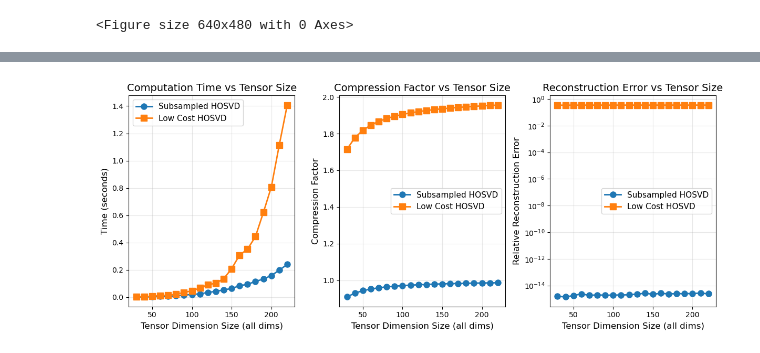
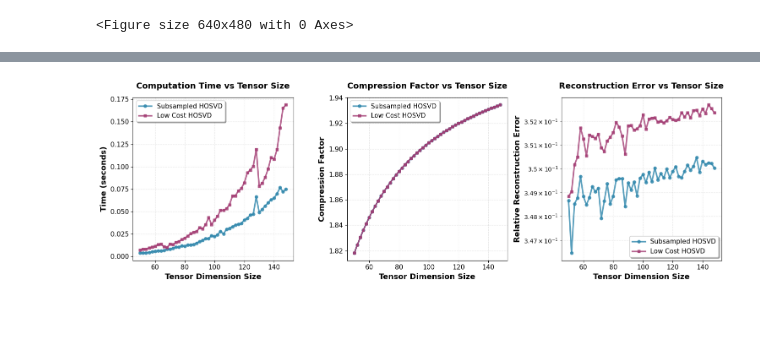
Before and after one commit to Isi2000/LOW-COST-HOSVD, a Jupyter notebook: isacco.ipynb, the cells around one changed output, grey strips where cells are left out. Cells and saved outputs as stored; diff of their text form; code cells hidden in the pictures; blank space fills up the shorter version.

Commit message:
codice che genera le figure 5 6 7

```diff
--- a/isacco.ipynb
+++ b/isacco.ipynb
@@ -209,10 +233,10 @@ from tensor_decompositions import (
     compute_compression_factor
 )
 
-base_size = 30
-increment = 10
-num_sizes = 20
-sampling_ratio = 0.05
+base_size = 50
+increment = 2
+num_sizes = 50
+sampling_ratio = 0.08
 
 sizes = []
 times_subsampled = []
@@ -225,69 +249,80 @@ reconstruction_errors_low_cost = []
 print("Running tensor size sweep...")
 print("-" * 60)
 
-for i in range(num_sizes):
+for i in tqdm(range(num_sizes)):
     current_size = base_size + i * increment
     n1, n2, n3 = current_size, current_size, current_size
     sizes.append(current_size)
 
     test_tensor = np.random.rand(n1, n2, n3)
 
-    print(f"\nSize: {n1}x{n2}x{n3} (Total elements: {n1*n2*n3:,})")
+    core_sub, factors_sub, t_subsampled = subsampled_hosvd(test_tensor, sampling_ratio, time_it=True, sv_threshold=1e-10)
 
-    core_sub, factors_sub, t_subsampled = subsampled_hosvd(test_tensor, sampling_ratio, time_it=True)
+    factors_sub[0] = factors_sub[0][:, :factors_sub[0].shape[1]//2]
+    core_sub = core_sub[:core_sub.shape[0]//2, :, :]
+
     times_subsampled.append(t_subsampled)
     compression_factor_sub = compute_compression_factor(test_tensor, core_sub, factors_sub)
     compression_factors_subsampled.append(compression_factor_sub)
     reconst_sub = reconstruct_tensor(core_sub, factors_sub)
     error_sub = compute_error(test_tensor, reconst_sub)
     reconstruction_errors_subsampled.append(error_sub)
-    print(f"  Subsampled HOSVD: {t_subsampled:.4f}s, Compression: {compression_factor_sub:.2f}x, Error: {error_sub:.2e}")
 
-    core_lc, factors_lc, t_lc = low_cost_hosvd(test_tensor, time_it=True)
+    core_lc, factors_lc, t_lc = low_cost_hosvd(test_tensor, time_it=True, sampling_fraction=0.5, mode_fraction=1)
     times_low_cost.append(t_lc)
+
     compression_factor_lc = compute_compression_factor(test_tensor, core_lc, factors_lc)
     compression_factors_low_cost.append(compression_factor_lc)
     reconst_lc = reconstruct_tensor(core_lc, factors_lc)
     error_lc = compute_error(test_tensor, reconst_lc)
     reconstruction_errors_low_cost.append(error_lc)
-    print(f"  Low Cost HOSVD:   {t_lc:.4f}s, Compression: {compression_factor_lc:.2f}x, Error: {error_lc:.2e}")
-    print(f"  Speedup (Sub/LC): {t_subsampled/t_lc:.2f}x")
 
 print("\n" + "=" * 60)
 print("Sweep complete!")
 
-fig = plt.figure(figsize=(12, 5))
+fig = plt.figure(figsize=(15, 5))
+
+colors = ['#2E86AB', '#A23B72']
 
 plt.subplot(1, 3, 1)
-plt.plot(sizes, times_subsampled, 'o-', label='Subsampled HOSVD', linewidth=2, markersize=8)
-plt.plot(sizes, times_low_cost, 's-', label='Low Cost HOSVD', linewidth=2, markersize=8)
-plt.xlabel('Tensor Dimension Size (all dims)', fontsize=12)
-plt.ylabel('Time (seconds)', fontsize=12)
-plt.title('Computation Time vs Tensor Size', fontsize=14)
-plt.legend(fontsize=11)
-plt.grid(True, alpha=0.3)
+plt.plot(sizes, times_subsampled, 'o-', label='Subsampled HOSVD',
+         linewidth=2.5, markersize=5, color=colors[0], alpha=0.8)
+plt.plot(sizes, times_low_cost, 's-', label='Low Cost HOSVD',
+         linewidth=2.5, markersize=5, color=colors[1], alpha=0.8)
+plt.xlabel('Tensor Dimension Size', fontsize=13, fontweight='bold')
+plt.ylabel('Time (seconds)', fontsize=13, fontweight='bold')
+plt.title('Computation Time vs Tensor Size', fontsize=14, fontweight='bold', pad=15)
+plt.legend(fontsize=11, frameon=True, shadow=True)
+plt.grid(True, alpha=0.3, linestyle='--')
+plt.tick_params(labelsize=11)
 
 plt.subplot(1, 3, 2)
-plt.plot(sizes, compression_factors_subsampled, 'o-', label='Subsampled HOSVD', linewidth=2, markersize=8)
-plt.plot(sizes, compression_factors_low_cost, 's-', label='Low Cost HOSVD', linewidth=2, markersize=8)
-plt.xlabel('Tensor Dimension Size (all dims)', fontsize=12)
-plt.ylabel('Compression Factor', fontsize=12)
-plt.title('Compression Factor vs Tensor Size', fontsize=14)
-plt.legend(fontsize=11)
-plt.grid(True, alpha=0.3)
+plt.plot(sizes, compression_factors_subsampled, 'o-', label='Subsampled HOSVD',
+         linewidth=2.5, markersize=5, color=colors[0], alpha=0.8)
+plt.plot(sizes, compression_factors_low_cost, 's-', label='Low Cost HOSVD',
+         linewidth=2.5, markersize=5, color=colors[1], alpha=0.8)
+plt.xlabel('Tensor Dimension Size', fontsize=13, fontweight='bold')
+plt.ylabel('Compression Factor', fontsize=13, fontweight='bold')
+plt.title('Compression Factor vs Tensor Size', fontsize=14, fontweight='bold', pad=15)
+plt.legend(fontsize=11, frameon=True, shadow=True)
+plt.grid(True, alpha=0.3, linestyle='--')
+plt.tick_params(labelsize=11)
 
 plt.subplot(1, 3, 3)
-plt.plot(sizes, reconstruction_errors_subsampled, 'o-', label='Subsampled HOSVD', linewidth=2, markersize=8)
-plt.plot(sizes, reconstruction_errors_low_cost, 's-', label='Low Cost HOSVD', linewidth=2, markersize=8)
-plt.xlabel('Tensor Dimension Size (all dims)', fontsize=12)
-plt.ylabel('Relative Reconstruction Error', fontsize=12)
-plt.title('Reconstruction Error vs Tensor Size', fontsize=14)
-plt.legend(fontsize=11)
-plt.grid(True, alpha=0.3)
+plt.plot(sizes, reconstruction_errors_subsampled, 'o-', label='Subsampled HOSVD',
+         linewidth=2.5, markersize=5, color=colors[0], alpha=0.8)
+plt.plot(sizes, reconstruction_errors_low_cost, 's-', label='Low Cost HOSVD',
+         linewidth=2.5, markersize=5, color=colors[1], alpha=0.8)
+plt.xlabel('Tensor Dimension Size', fontsize=13, fontweight='bold')
+plt.ylabel('Relative Reconstruction Error', fontsize=13, fontweight='bold')
+plt.title('Reconstruction Error vs Tensor Size', fontsize=14, fontweight='bold', pad=15)
+plt.legend(fontsize=11, frameon=True, shadow=True)
+plt.grid(True, alpha=0.3, linestyle='--', which='both')
 plt.yscale('log')
+plt.tick_params(labelsize=11)
 
 plt.tight_layout()
-plt.savefig('full_comparison_sweep.png', dpi=150, bbox_inches='tight')
+plt.savefig('full_comparison_sweep.png', dpi=300, bbox_inches='tight', facecolor='white')
 plt.show()
 
 print("\n" + "=" * 60)
@@ -327 +349 @@ Sweep complete!
-[figure, old version]
+[figure, new version]
```
Also changed, not shown: parts of 17 cells of this notebook, 5 other files.
